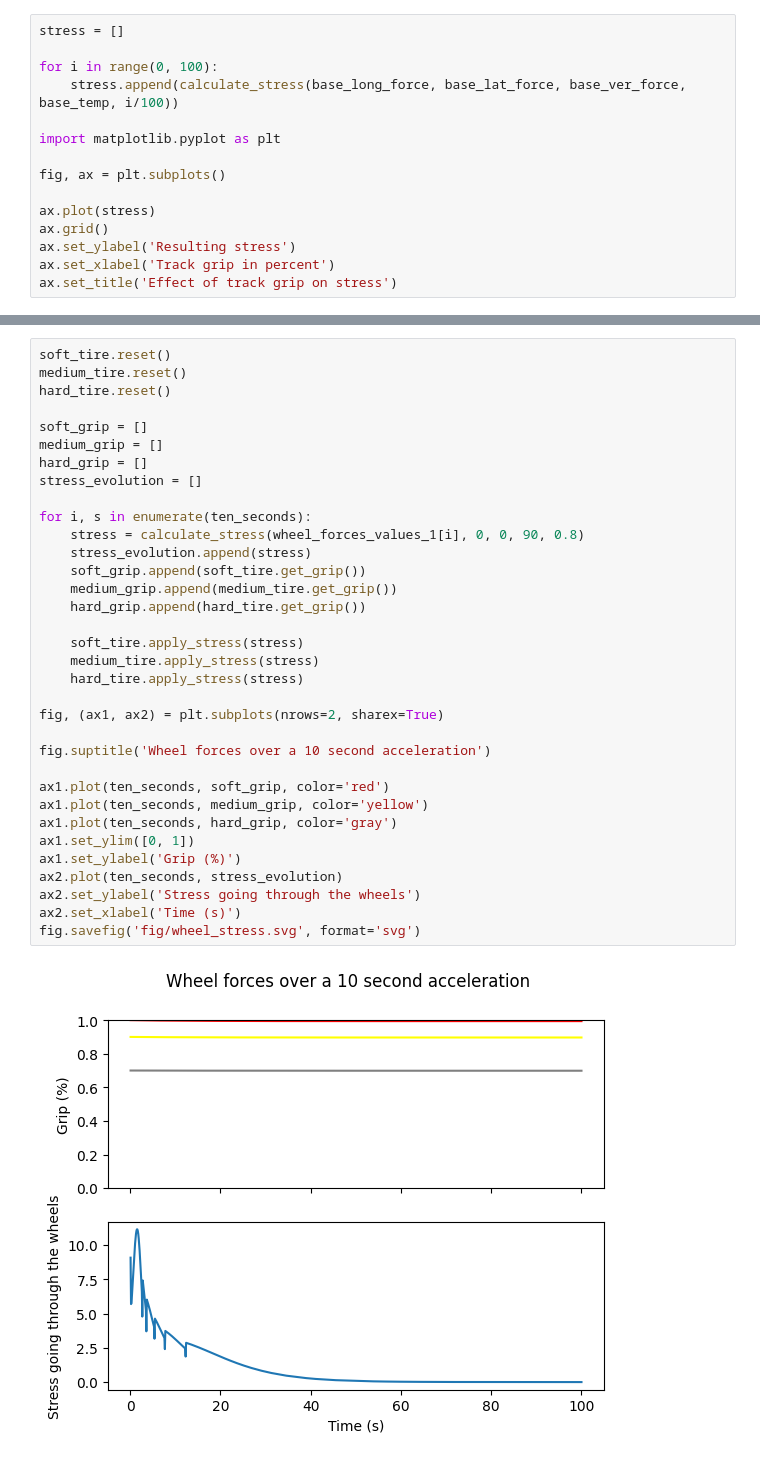
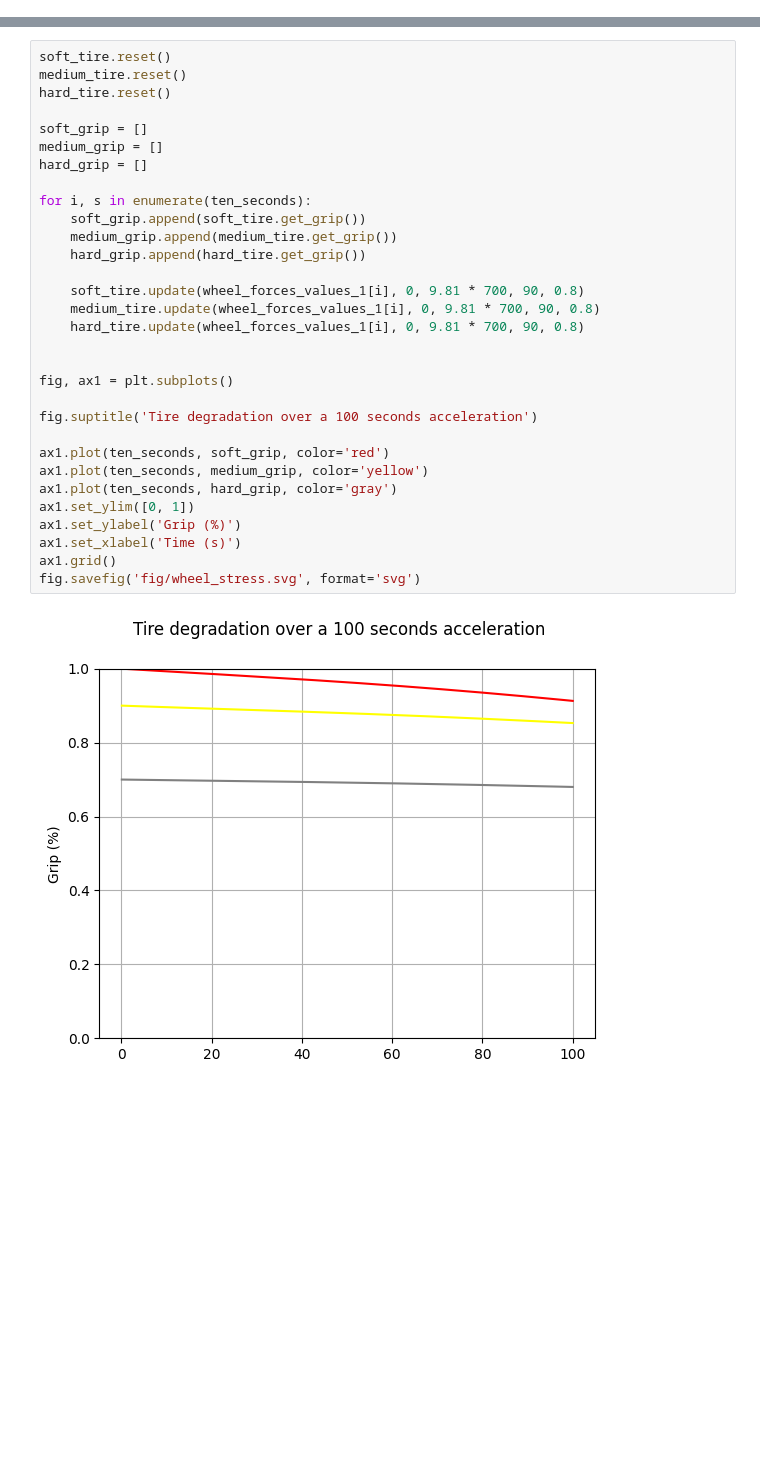
Before and after one commit to Nelson-Jnrnd/race-lap-simulations, a Jupyter notebook: tire_sim.ipynb, the cells around one changed output, grey strips where cells are left out. Cells and saved outputs as stored; diff of their text form; blank space fills up the shorter version.

Commit message:
implemented tire simulation

```diff
--- a/tire_sim.ipynb
+++ b/tire_sim.ipynb
@@ -133,15 +32,0 @@ Text(0.5, 1.0, 'Effect of temperature on stress')
-# %%
-stress = []
-
-for i in range(0, 100):
-    stress.append(calculate_stress(base_long_force, base_lat_force, base_ver_force, base_temp, i/100))
-
-import matplotlib.pyplot as plt
-
-fig, ax = plt.subplots()
-
-ax.plot(stress)
-ax.grid()
-ax.set_ylabel('Resulting stress')
-ax.set_xlabel('Track grip in percent')
-ax.set_title('Effect of track grip on stress')
@@ -242,36 +62,33 @@ fig.savefig('fig/wheel_forces.svg', format='svg')
 # %%
 soft_tire.reset()
 medium_tire.reset()
 hard_tire.reset()
 
 soft_grip = []
 medium_grip = []
 hard_grip = []
-stress_evolution = []
 
 for i, s in enumerate(ten_seconds):
-    stress = calculate_stress(wheel_forces_values_1[i], 0, 0, 90, 0.8)
-    stress_evolution.append(stress)
     soft_grip.append(soft_tire.get_grip())
     medium_grip.append(medium_tire.get_grip())
     hard_grip.append(hard_tire.get_grip())
 
-    soft_tire.apply_stress(stress)
-    medium_tire.apply_stress(stress)
-    hard_tire.apply_stress(stress)
+    soft_tire.update(wheel_forces_values_1[i], 0, 9.81 * 700, 90, 0.8)
+    medium_tire.update(wheel_forces_values_1[i], 0, 9.81 * 700, 90, 0.8)
+    hard_tire.update(wheel_forces_values_1[i], 0, 9.81 * 700, 90, 0.8)
 
-fig, (ax1, ax2) = plt.subplots(nrows=2, sharex=True)
 
-fig.suptitle('Wheel forces over a 10 second acceleration')
+fig, ax1 = plt.subplots()
+
+fig.suptitle('Tire degradation over a 100 seconds acceleration')
 
 ax1.plot(ten_seconds, soft_grip, color='red')
 ax1.plot(ten_seconds, medium_grip, color='yellow')
 ax1.plot(ten_seconds, hard_grip, color='gray')
 ax1.set_ylim([0, 1])
 ax1.set_ylabel('Grip (%)')
-ax2.plot(ten_seconds, stress_evolution)
-ax2.set_ylabel('Stress going through the wheels')
-ax2.set_xlabel('Time (s)')
+ax1.set_xlabel('Time (s)')
+ax1.grid()
 fig.savefig('fig/wheel_stress.svg', format='svg')
 # %% [output]
-[figure, old version]
+[figure, new version]
```
Also changed, not shown: parts of 13 cells of this notebook, 6 other files.
